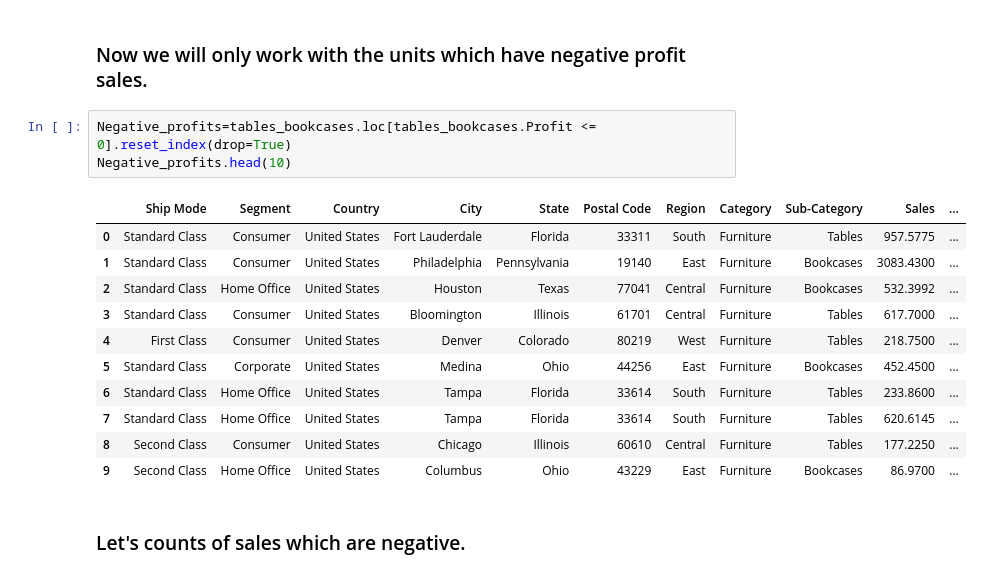
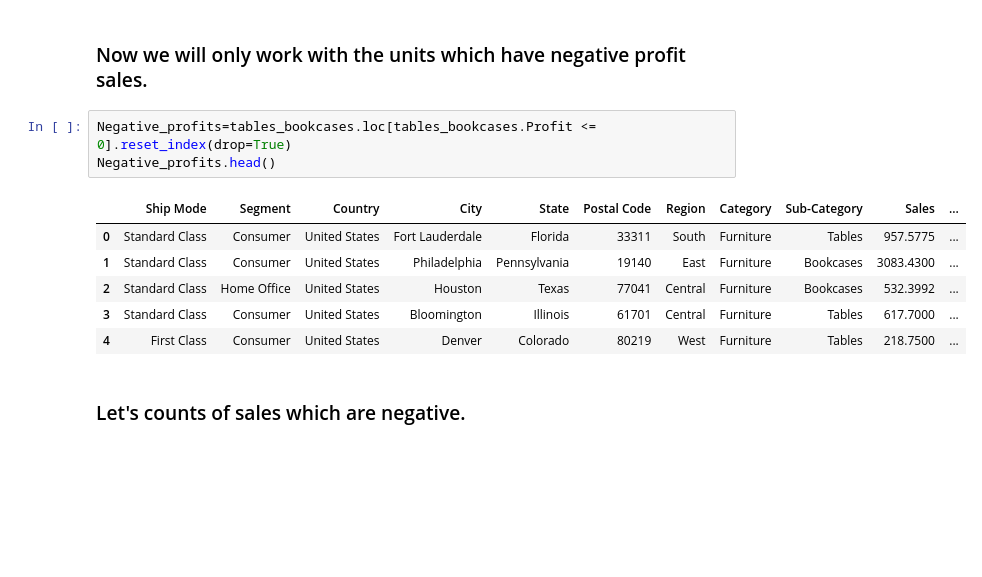
Before and after one commit to shubho337/Superstore, a Jupyter notebook: Super_Store.ipynb, the cells around one changed output. Saved outputs shown, nothing was run; the diff lists cells and outputs as text; blank space fills up the shorter version.

```diff
--- a/Super_Store.ipynb
+++ b/Super_Store.ipynb
@@ -293,19 +264,14 @@ Name: Sub-Category, dtype: int64
 ### Now we will only work with the units which have negative profit sales.
 # %%
 Negative_profits=tables_bookcases.loc[tables_bookcases.Profit <= 0].reset_index(drop=True)
-Negative_profits.head(10)
+Negative_profits.head()
 # %% [output]
 |  | Ship Mode | Segment | Country | City | State | Postal Code | Region | Category | Sub-Category | Sales | ... |
 | 0 | Standard Class | Consumer | United States | Fort Lauderdale | Florida | 33311 | South | Furniture | Tables | 957.5775 | ... |
 | 1 | Standard Class | Consumer | United States | Philadelphia | Pennsylvania | 19140 | East | Furniture | Bookcases | 3083.4300 | ... |
 | 2 | Standard Class | Home Office | United States | Houston | Texas | 77041 | Central | Furniture | Bookcases | 532.3992 | ... |
 | 3 | Standard Class | Consumer | United States | Bloomington | Illinois | 61701 | Central | Furniture | Tables | 617.7000 | ... |
 | 4 | First Class | Consumer | United States | Denver | Colorado | 80219 | West | Furniture | Tables | 218.7500 | ... |
-| 5 | Standard Class | Corporate | United States | Medina | Ohio | 44256 | East | Furniture | Bookcases | 452.4500 | ... |
-| 6 | Standard Class | Home Office | United States | Tampa | Florida | 33614 | South | Furniture | Tables | 233.8600 | ... |
-| 7 | Standard Class | Home Office | United States | Tampa | Florida | 33614 | South | Furniture | Tables | 620.6145 | ... |
-| 8 | Second Class | Consumer | United States | Chicago | Illinois | 60610 | Central | Furniture | Tables | 177.2250 | ... |
-| 9 | Second Class | Home Office | United States | Columbus | Ohio | 43229 | East | Furniture | Bookcases | 86.9700 | ... |
 # %% [markdown]
 ### Let's counts of sales which are negative.
 # %%
```
Also changed, not shown: parts of 4 cells of this notebook.
